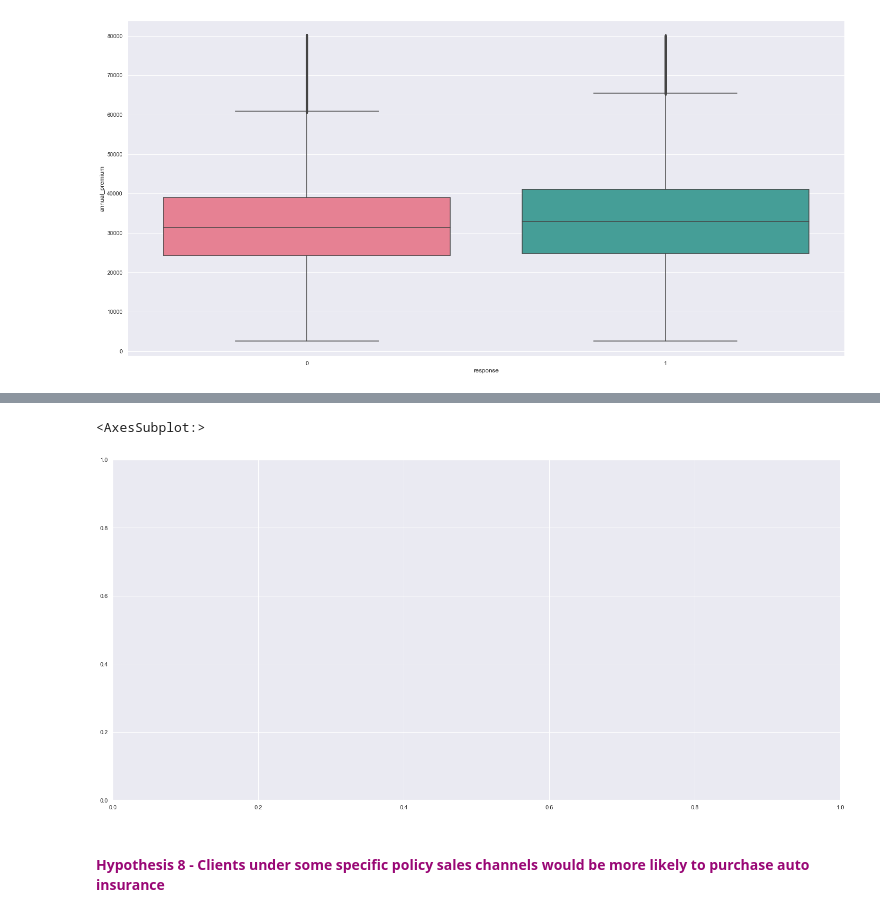
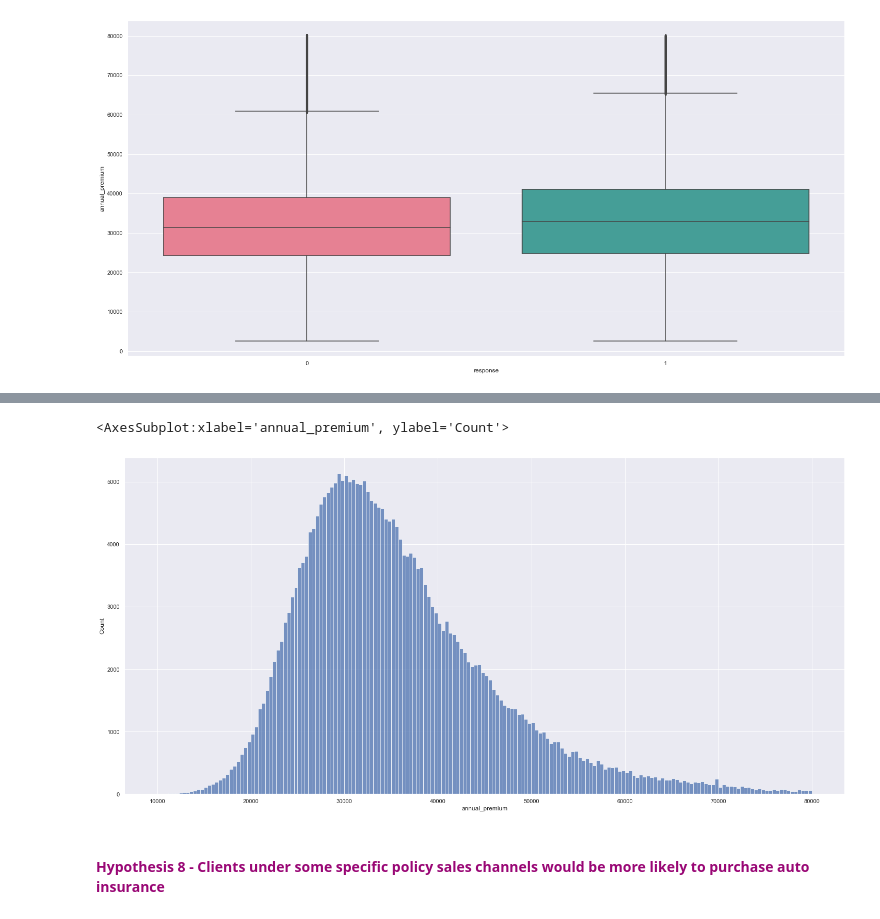
Before and after one commit to fabianaba/Insurance_Cross_Sell, a Jupyter notebook: notebooks/file4_cross-sell_Machine_Learning.ipynb, the cells around one changed output, grey strips where cells are left out. Drawn from its saved outputs; the diff is of its cells as text; code cells hidden in the pictures.

```diff
--- a/notebooks/file4_cross-sell_Machine_Learning.ipynb
+++ b/notebooks/file4_cross-sell_Machine_Learning.ipynb
@@ -769,10 +772,10 @@ sns.histplot(aux00)
 # %%
 aux = df3[(df3['annual_premium'] > 10000) & (df3['annual_premium'] < 80000)]
-aux00 = aux.loc[aux['response'] == '0', 'annual_premium']
+aux00 = aux.loc[aux['response'] == 0, 'annual_premium']
 sns.histplot(aux00)
 # %% [output]
-<AxesSubplot:>
+<AxesSubplot:xlabel='annual_premium', ylabel='Count'>
-[figure, old version]
+[figure, new version]
 # %% [markdown]
 #### <font color = #990775>Hypothesis 8 - Clients under some specific policy sales channels would be more likely to purchase auto insurance</font>
 # %% [markdown]
```
Also changed, not shown: parts of 10 cells of this notebook.
